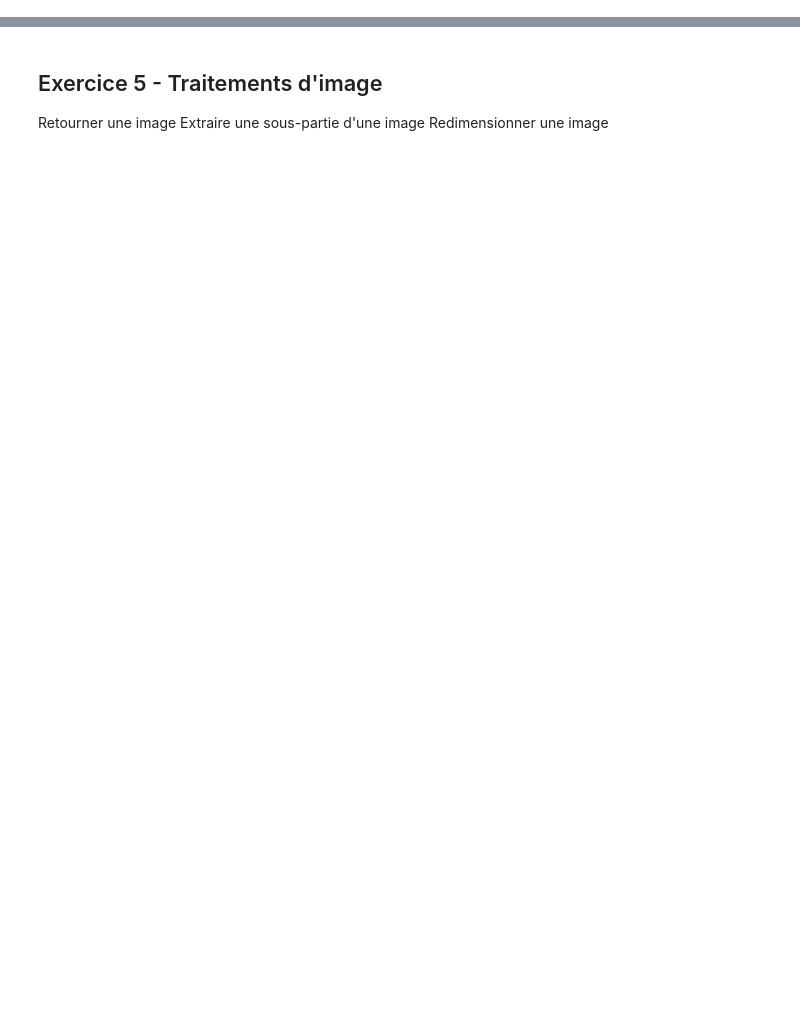
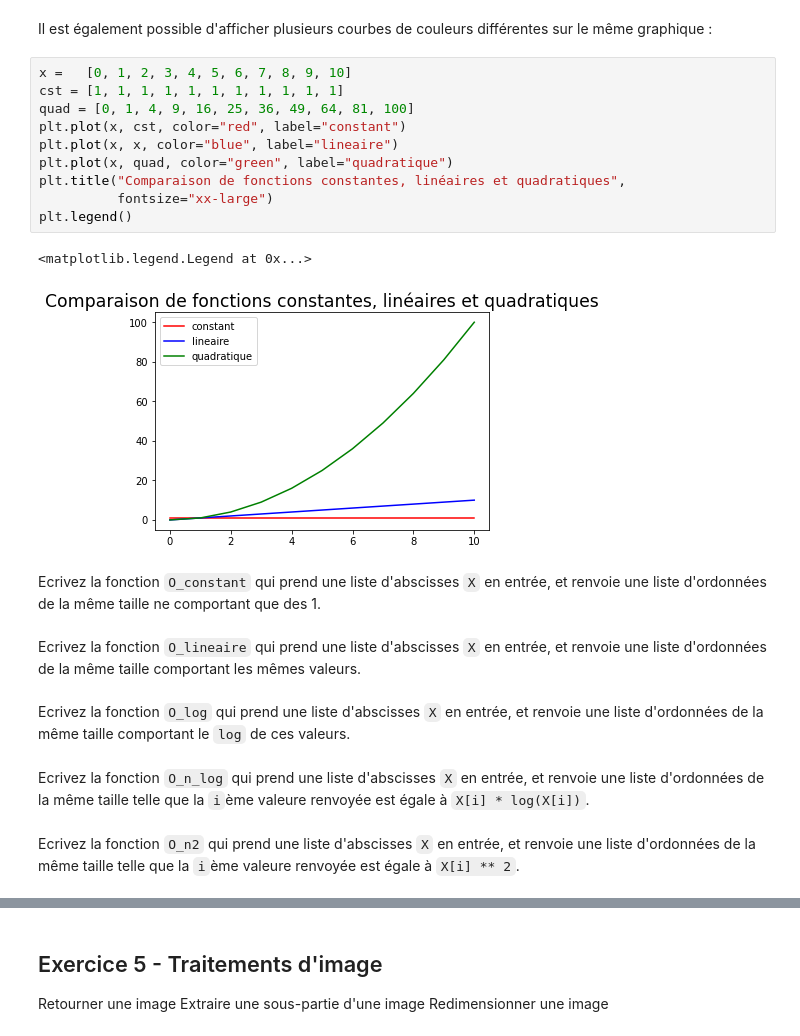
Before and after one commit to loic-yvonnet/algo-appliquee, a Jupyter notebook: cours/10-python-avance/work-assignment-21.ipynb, the cells around one changed output, grey strips where cells are left out. Drawn from its saved outputs; the diff is of its cells as text; blank space fills up the shorter version.

```diff
--- a/cours/10-python-avance/work-assignment-21.ipynb
+++ b/cours/10-python-avance/work-assignment-21.ipynb
@@ -30,0 +19,29 @@ Utilisez numpy pour refaire la multiplication matricielle, la transformée de ma
+# %% [markdown]
+Il est également possible d'afficher plusieurs courbes de couleurs différentes sur le même graphique :
+# %%
+x =   [0, 1, 2, 3, 4, 5, 6, 7, 8, 9, 10]
+cst = [1, 1, 1, 1, 1, 1, 1, 1, 1, 1, 1]
+quad = [0, 1, 4, 9, 16, 25, 36, 49, 64, 81, 100]
+plt.plot(x, cst, color="red", label="constant")
+plt.plot(x, x, color="blue", label="lineaire")
+plt.plot(x, quad, color="green", label="quadratique")
+plt.title("Comparaison de fonctions constantes, linéaires et quadratiques",
+          fontsize="xx-large")
+plt.legend()
+# %% [output]
+<matplotlib.legend.Legend at 0x...>
+[figure, added]
+# %% [markdown]
+Ecrivez la fonction `O_constant` qui prend une liste d'abscisses `X` en entrée, et renvoie une liste d'ordonnées de la même taille ne comportant que des 1.
+# %% [markdown]
+
+Ecrivez la fonction `O_lineaire` qui prend une liste d'abscisses `X` en entrée, et renvoie une liste d'ordonnées de la même taille comportant les mêmes valeurs.
+# %% [markdown]
+
+Ecrivez la fonction `O_log` qui prend une liste d'abscisses `X` en entrée, et renvoie une liste d'ordonnées de la même taille comportant le `log` de ces valeurs.
+# %% [markdown]
+
+Ecrivez la fonction `O_n_log` qui prend une liste d'abscisses `X` en entrée, et renvoie une liste d'ordonnées de la même taille telle que la `i`ème valeure renvoyée est égale à `X[i] * log(X[i])`.
+# %% [markdown]
+
+Ecrivez la fonction `O_n2` qui prend une liste d'abscisses `X` en entrée, et renvoie une liste d'ordonnées de la même taille telle que la `i`ème valeure renvoyée est égale à `X[i] ** 2`.
```
Also changed, not shown: parts of 58 cells of this notebook, 1 other file.
